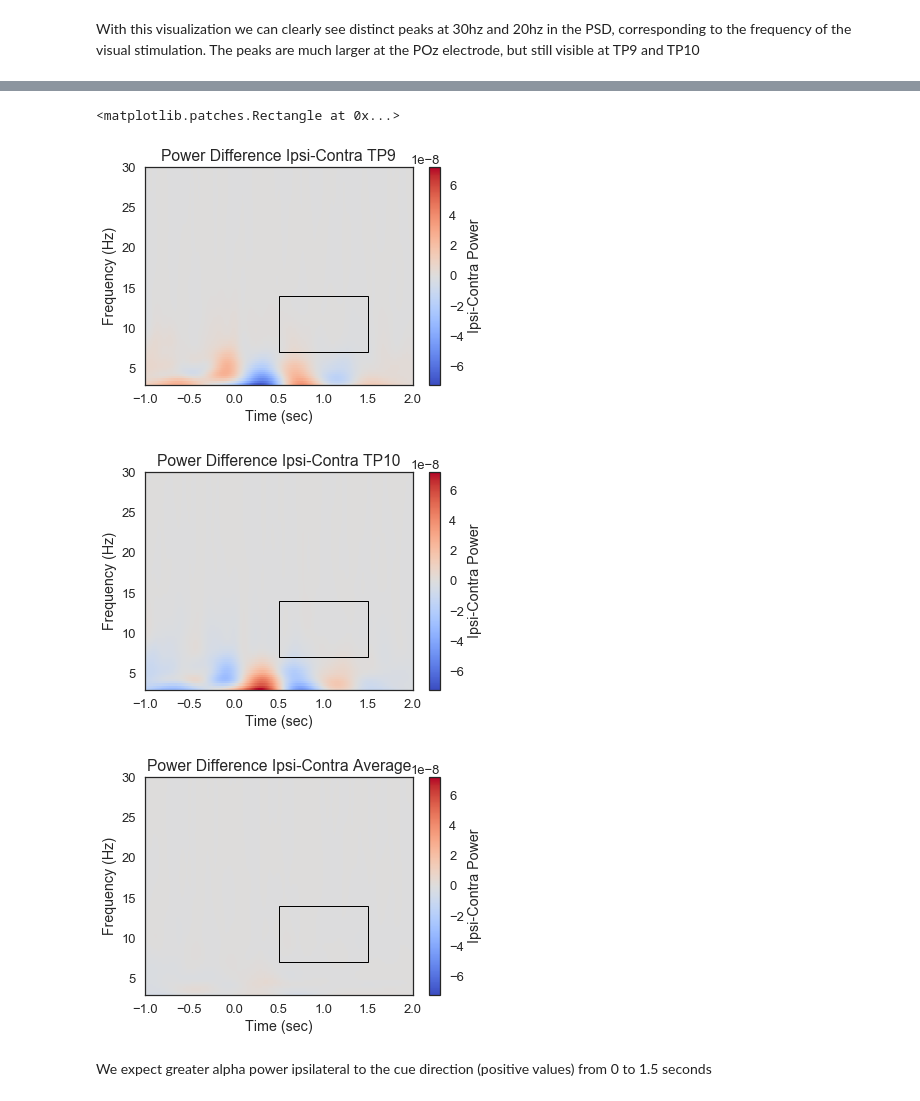
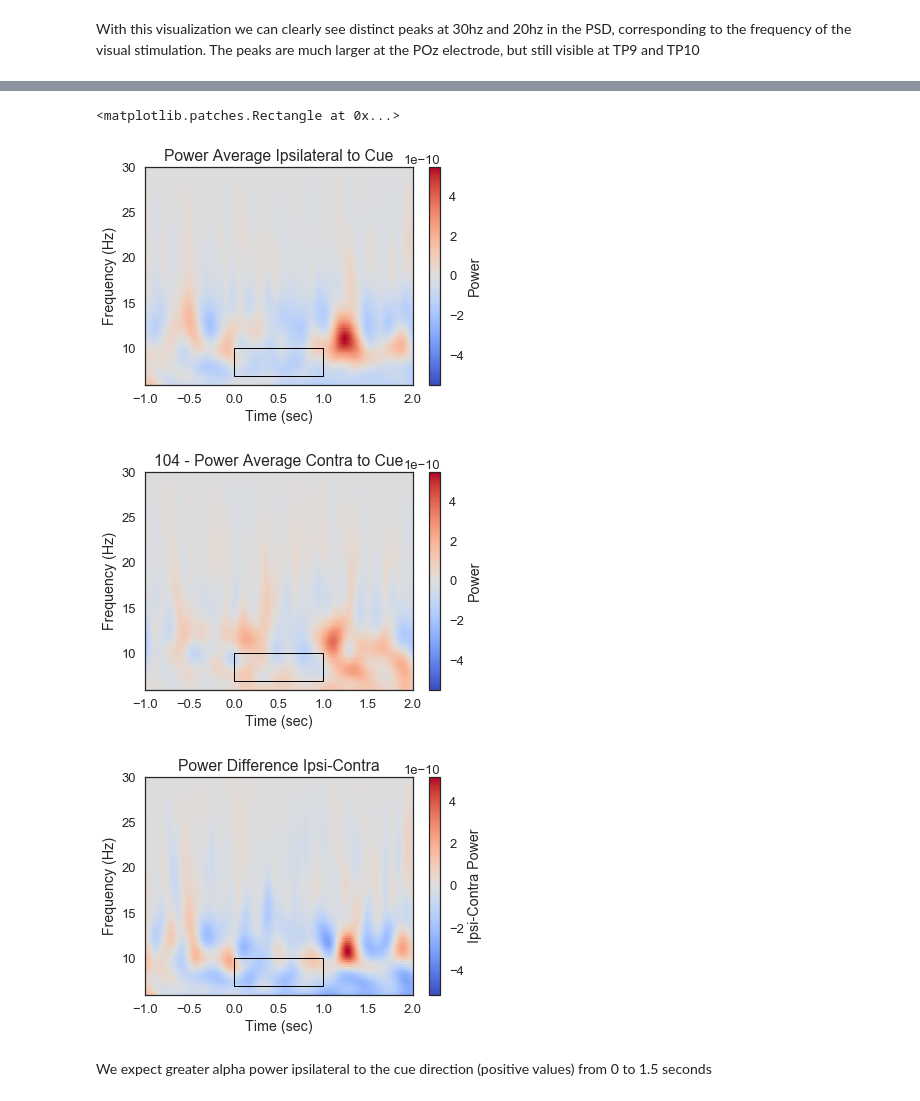
Before and after one commit to NeuroTechX/eeg-notebooks_v0.1, a Jupyter notebook: notebooks/cueing.ipynb, the cells around one changed output, grey strips where cells are left out. Saved outputs shown, nothing was run; the diff lists cells and outputs as text; code cells hidden in the pictures.

Commit message:
updated single subject analysis

```diff
--- a/notebooks/cueing.ipynb
+++ b/notebooks/cueing.ipynb
@@ -136,7 +136,7 @@ warnings.filterwarnings('ignore')
 pygame 1.9.4
 Hello from the pygame community. https://www.pygame.org/contribute.html
 # %%
-sub = 305
+sub = 104
 raw = utils.load_data('visual/cueing', sfreq=256.,
                       subject_nb=sub, session_nb=1,
                       )
@@ -184,9 +184,12 @@ Next, we will chunk (epoch) the data into segments representing the data 1000ms
 events = find_events(raw)
 event_id = {'LeftCue': 1, 'RightCue': 2}
 
+rej_thresh_uV = 90
+rej_thresh = rej_thresh_uV*1e-6
+
 epochs = Epochs(raw, events=events, event_id=event_id,
                 tmin=-1, tmax=2, baseline=(-1, 0),
-                reject={'eeg':.0006}, preload=True,
+                reject={'eeg':rej_thresh}, preload=True,
                 verbose=False, picks=[0, 1, 2, 3])
 print('sample drop %: ', (1 - len(epochs.events)/len(events)) * 100)
 
@@ -258,62 +260,78 @@ from matplotlib import pyplot as plt
 import numpy as np
 import matplotlib.patches as patches
 
+# time frequency window for analysis
+f_low = 7 # Hz
+f_high = 10
+f_diff = f_high-f_low
 
+t_low = 0 # s
+t_high = 1
+t_diff = t_high-t_low
+
+# Plot Differences
+%matplotlib inline
 times = epochs.times
-power_TP9_Diff = power_Ipsi_TP9-power_Contra_TP9;
-power_TP10_Diff = power_Ipsi_TP10-power_Contra_TP10;
-power_Avg_Diff = (power_TP9_Diff+power_TP10_Diff)/2;
+power_Avg_Ipsi =   (power_Ipsi_TP9+power_Ipsi_TP10)/2;
+power_Avg_Contra = (power_Contra_TP9+power_Contra_TP10)/2;
+power_Avg_Diff = power_Avg_Ipsi-power_Avg_Contra;
+
 
 #find max to make color range
-plot_max = np.max([np.max(np.abs(power_TP9_Diff)), np.max(np.abs(power_TP10_Diff)), np.max(np.abs(power_Avg_Diff))])
+plot_max = np.max([np.max(np.abs(power_Avg_Ipsi)), np.max(np.abs(power_Avg_Contra))])
+plot_diff_max = np.max(np.abs(power_Avg_Diff))
 
+
+
+#Ipsi
 fig, ax = plt.subplots(1)
-im = plt.imshow(power_TP9_Diff,
+im = plt.imshow(power_Avg_Ipsi,
            extent=[times[0], times[-1], frequencies[0], frequencies[-1]],
            aspect='auto', origin='lower', cmap='coolwarm', vmin=-plot_max, vmax=plot_max)
 plt.xlabel('Time (sec)')
 plt.ylabel('Frequency (Hz)')
-plt.title('Power Difference Ipsi-Contra TP9')
+plt.title('Power Average Ipsilateral to Cue')
 cb = fig.colorbar(im)
-cb.set_label('Ipsi-Contra Power')
+cb.set_label('Power')
 # Create a Rectangle patch
-rect = patches.Rectangle((.5,7),1,7,linewidth=1,edgecolor='k',facecolor='none')
+rect = patches.Rectangle((t_low,f_low),t_diff,f_diff,linewidth=1,edgecolor='k',facecolor='none')
 # Add the patch to the Axes
 ax.add_patch(rect)
 
+#TP10
 fig, ax = plt.subplots(1)
-im = plt.imshow(power_TP10_Diff,
+im = plt.imshow(power_Avg_Contra,
            extent=[times[0], times[-1], frequencies[0], frequencies[-1]],
            aspect='auto', origin='lower', cmap='coolwarm', vmin=-plot_max, vmax=plot_max)
 plt.xlabel('Time (sec)')
 plt.ylabel('Frequency (Hz)')
-plt.title('Power Difference Ipsi-Contra TP10')
+plt.title(str(sub) + ' - Power Average Contra to Cue')
 cb = fig.colorbar(im)
-cb.set_label('Ipsi-Contra Power')
+cb.set_label('Power')
 # Create a Rectangle patch
-rect = patches.Rectangle((.5,7),1,7,linewidth=1,edgecolor='k',facecolor='none')
+rect = patches.Rectangle((t_low,f_low),t_diff,f_diff,linewidth=1,edgecolor='k',facecolor='none')
 # Add the patch to the Axes
 ax.add_patch(rect)
 
 #difference between conditions
 fig, ax = plt.subplots(1)
 im = plt.imshow(power_Avg_Diff,
            extent=[times[0], times[-1], frequencies[0], frequencies[-1]],
-           aspect='auto', origin='lower', cmap='coolwarm', vmin=-plot_max, vmax=plot_max)
+           aspect='auto', origin='lower', cmap='coolwarm', vmin=-plot_diff_max, vmax=plot_diff_max)
 plt.xlabel('Time (sec)')
 plt.ylabel('Frequency (Hz)')
-plt.title('Power Difference Ipsi-Contra Average')
+plt.title('Power Difference Ipsi-Contra')
 cb = fig.colorbar(im)
 cb.set_label('Ipsi-Contra Power')
 # Create a Rectangle patch
-rect = patches.Rectangle((.5,7),1,7,linewidth=1,edgecolor='k',facecolor='none')
+rect = patches.Rectangle((t_low,f_low),t_diff,f_diff,linewidth=1,edgecolor='k',facecolor='none')
 # Add the patch to the Axes
 ax.add_patch(rect)
 # %% [output]
 <matplotlib.patches.Rectangle at 0x...>
-[figure, old version]
+[figure, new version]
-[figure, old version]
+[figure, new version]
-[figure, old version]
+[figure, new version]
 # %% [markdown]
 We expect greater alpha power ipsilateral to the cue direction (positive values) from 0 to 1.5 seconds
 # %% [markdown]
```
Also changed, not shown: parts of 6 cells of this notebook, 1 other file.
